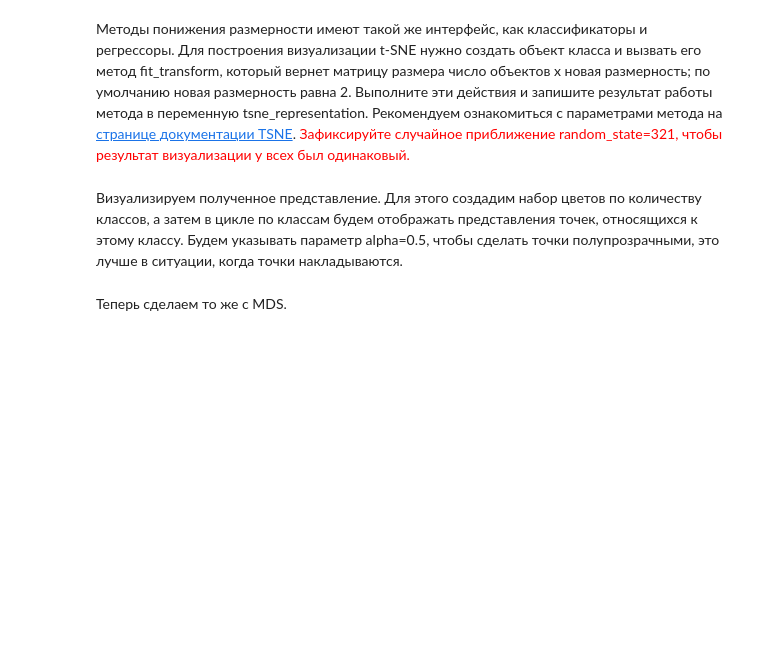
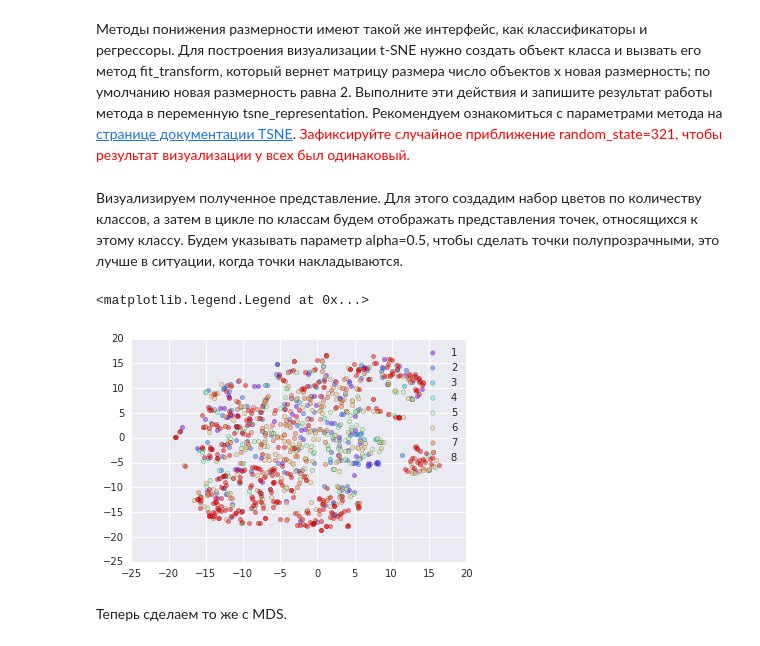
Before and after one commit to politov01/mipt-ya-ml-spec, a Jupyter notebook: Course 3/vizualizatsiia-dannykh/VisualizationPeerReview.ipynb, the cells around one changed output. Drawn from its saved outputs; the diff is of its cells as text; code cells hidden in the pictures; blank space fills up the shorter version.

```diff
--- a/Course 3/vizualizatsiia-dannykh/VisualizationPeerReview.ipynb
+++ b/Course 3/vizualizatsiia-dannykh/VisualizationPeerReview.ipynb
@@ -227,14 +243,18 @@ import matplotlib.cm as cm # импортируем цветовые схемы,
 Методы понижения размерности имеют такой же интерфейс, как классификаторы и регрессоры. Для построения визуализации t-SNE нужно создать объект класса и вызвать его метод fit_transform, который вернет матрицу размера число объектов x новая размерность; по умолчанию новая размерность равна 2. Выполните эти действия и запишите результат работы метода в переменную tsne_representation. Рекомендуем ознакомиться с параметрами метода на [странице документации TSNE](http://scikit-learn.org/stable/modules/generated/sklearn.manifold.TSNE.html#sklearn.manifold.TSNE). <font color="red"> Зафиксируйте случайное приближение random_state=321, чтобы результат визуализации у всех был одинаковый. </font>
 # %%
 # Код 4. Присвойте переменной tsne_representation результат понижения размерности методом tSNE с параметрами по умолчанию
+tsne_representation = TSNE(random_state=321).fit_transform(data_subset)
 # %% [markdown]
 Визуализируем полученное представление. Для этого создадим набор цветов по количеству классов, а затем в цикле по классам будем отображать представления точек, относящихся к этому классу. Будем указывать параметр alpha=0.5, чтобы сделать точки полупрозрачными, это лучше в ситуации, когда точки накладываются.
 # %%
 colors = cm.rainbow(np.linspace(0, 1, len(set(response_subset))))
-for y, c in zip(set(data.Response), colors):
+for y, c in zip(set(response_subset), colors):
     plt.scatter(tsne_representation[response_subset.values==y, 0],
                 tsne_representation[response_subset.values==y, 1], c=c, alpha=0.5, label=str(y))
 plt.legend()
+# %% [output]
+<matplotlib.legend.Legend at 0x...>
+[figure, added]
 # %% [markdown]
 Теперь сделаем то же с MDS.
 # %%
```
Also changed, not shown: parts of 22 cells of this notebook.
